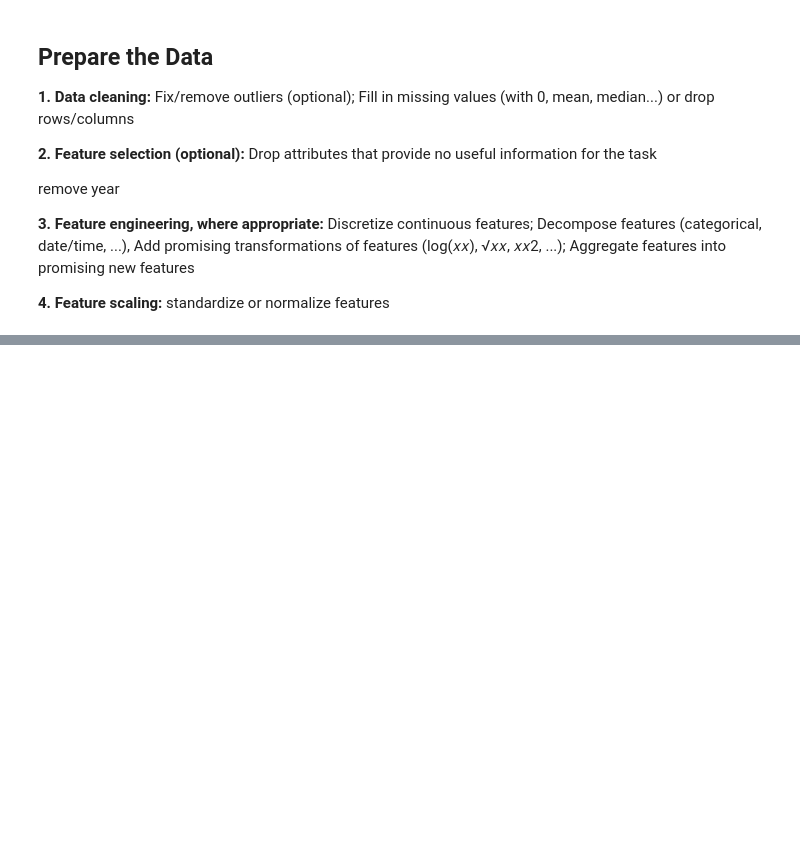
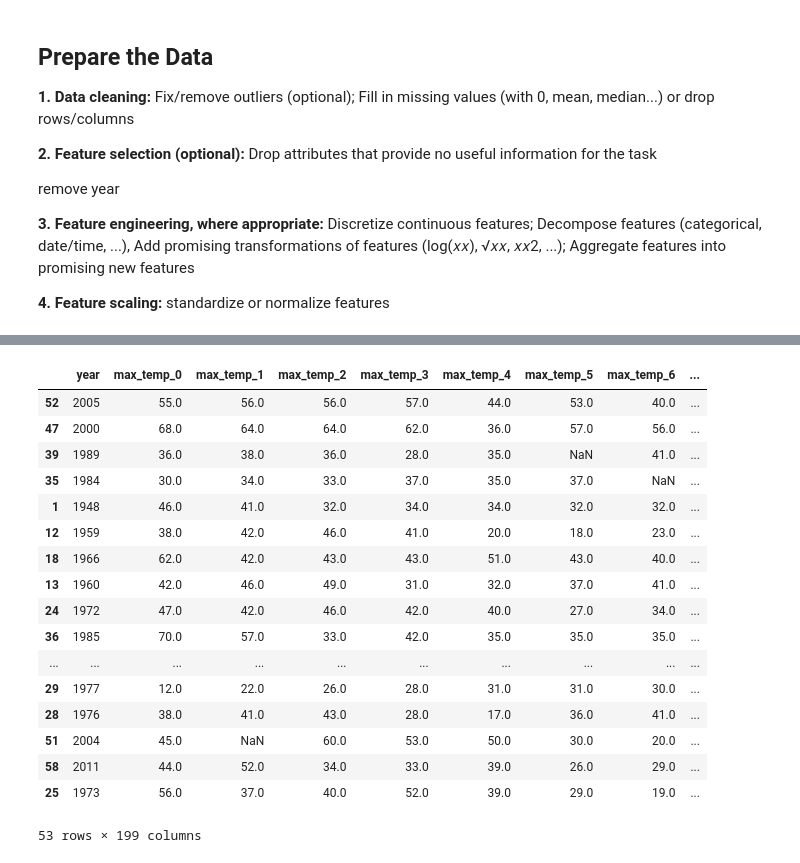
Before and after one commit to marchesem764/Project1, a Jupyter notebook: Early Spring.ipynb, the cells around one changed output, grey strips where cells are left out. Saved outputs shown, nothing was run; the diff lists cells and outputs as text; code cells hidden in the pictures; blank space fills up the shorter version.

```diff
--- a/Early Spring.ipynb
+++ b/Early Spring.ipynb
@@ -563,41 +377,38 @@ max_temp_pipeline = Pipeline([
     #figure out how to drop 2001 or any year without filled values
     ('imputer', SimpleImputer(strategy='median')),
     ('scalar', StandardScaler()),
-    ('min_max', MinMaxScaler(feature_range=(-1, 1))),
 ])
 
 min_temp_pipeline = Pipeline([
     #figure out how to drop 2001 or any year without filled values
     ('imputer', SimpleImputer(strategy='median')),
     ('scalar', StandardScaler()),
-    ('min_max', MinMaxScaler(feature_range=(-1, 1))),
 ])
 
 avg_temp_pipeline = Pipeline([
     #figure out how to drop 2001 or any year without filled values
     ('imputer', SimpleImputer(strategy='median')),
     ('scalar', StandardScaler()),
-    ('min_max', MinMaxScaler(feature_range=(-1, 1))),
 ])
 
 precipitation_pipeline = Pipeline([
     #figure out how to drop 2001 or any year without filled values
     ('imputer', SimpleImputer(strategy='median')),
-    #('log', FunctionTransformer(np.log)),
-    ('min_max', MinMaxScaler()),
+    ('log', FunctionTransformer(np.log1p)),
+    ('scalar', StandardScaler()),
 ])
 
 snowfall_pipeline = Pipeline([
     #figure out how to drop 2001 or any year without filled values
     ('imputer', SimpleImputer(strategy='median')),
-    #('log', FunctionTransformer(np.log)),
-    ('min_max', MinMaxScaler()),
+    ('log', FunctionTransformer(np.log1p)),
+    ('scalar', StandardScaler()),
 ])
 
 snowdepth_pipeline = Pipeline([
     ('imputer', SimpleImputer(strategy='median')),
-    #('log', FunctionTransformer(np.log)),
-    ('min_max', MinMaxScaler()),
+    ('log', FunctionTransformer(np.log1p)),
+    ('scalar', StandardScaler()),
 ])
 
 preprocessor = ColumnTransformer(transformers=[
@@ -646,0 +465,21 @@ ColumnTransformer(transformers=[('max_temp',
+# %%
+data
+# %% [output]
+|  | year | max_temp_0 | max_temp_1 | max_temp_2 | max_temp_3 | max_temp_4 | max_temp_5 | max_temp_6 | ... |
+| 52 | 2005 | 55.0 | 56.0 | 56.0 | 57.0 | 44.0 | 53.0 | 40.0 | ... |
+| 47 | 2000 | 68.0 | 64.0 | 64.0 | 62.0 | 36.0 | 57.0 | 56.0 | ... |
+| 39 | 1989 | 36.0 | 38.0 | 36.0 | 28.0 | 35.0 | NaN | 41.0 | ... |
+| 35 | 1984 | 30.0 | 34.0 | 33.0 | 37.0 | 35.0 | 37.0 | NaN | ... |
+| 1 | 1948 | 46.0 | 41.0 | 32.0 | 34.0 | 34.0 | 32.0 | 32.0 | ... |
+| 12 | 1959 | 38.0 | 42.0 | 46.0 | 41.0 | 20.0 | 18.0 | 23.0 | ... |
+| 18 | 1966 | 62.0 | 42.0 | 43.0 | 43.0 | 51.0 | 43.0 | 40.0 | ... |
+| 13 | 1960 | 42.0 | 46.0 | 49.0 | 31.0 | 32.0 | 37.0 | 41.0 | ... |
+| 24 | 1972 | 47.0 | 42.0 | 46.0 | 42.0 | 40.0 | 27.0 | 34.0 | ... |
+| 36 | 1985 | 70.0 | 57.0 | 33.0 | 42.0 | 35.0 | 35.0 | 35.0 | ... |
+| ... | ... | ... | ... | ... | ... | ... | ... | ... | ... |
+| 29 | 1977 | 12.0 | 22.0 | 26.0 | 28.0 | 31.0 | 31.0 | 30.0 | ... |
+| 28 | 1976 | 38.0 | 41.0 | 43.0 | 28.0 | 17.0 | 36.0 | 41.0 | ... |
+| 51 | 2004 | 45.0 | NaN | 60.0 | 53.0 | 50.0 | 30.0 | 20.0 | ... |
+| 58 | 2011 | 44.0 | 52.0 | 34.0 | 33.0 | 39.0 | 26.0 | 29.0 | ... |
+| 25 | 1973 | 56.0 | 37.0 | 40.0 | 52.0 | 39.0 | 29.0 | 19.0 | ... |
+53 rows × 199 columns
```
Also changed, not shown: parts of 22 cells of this notebook.
